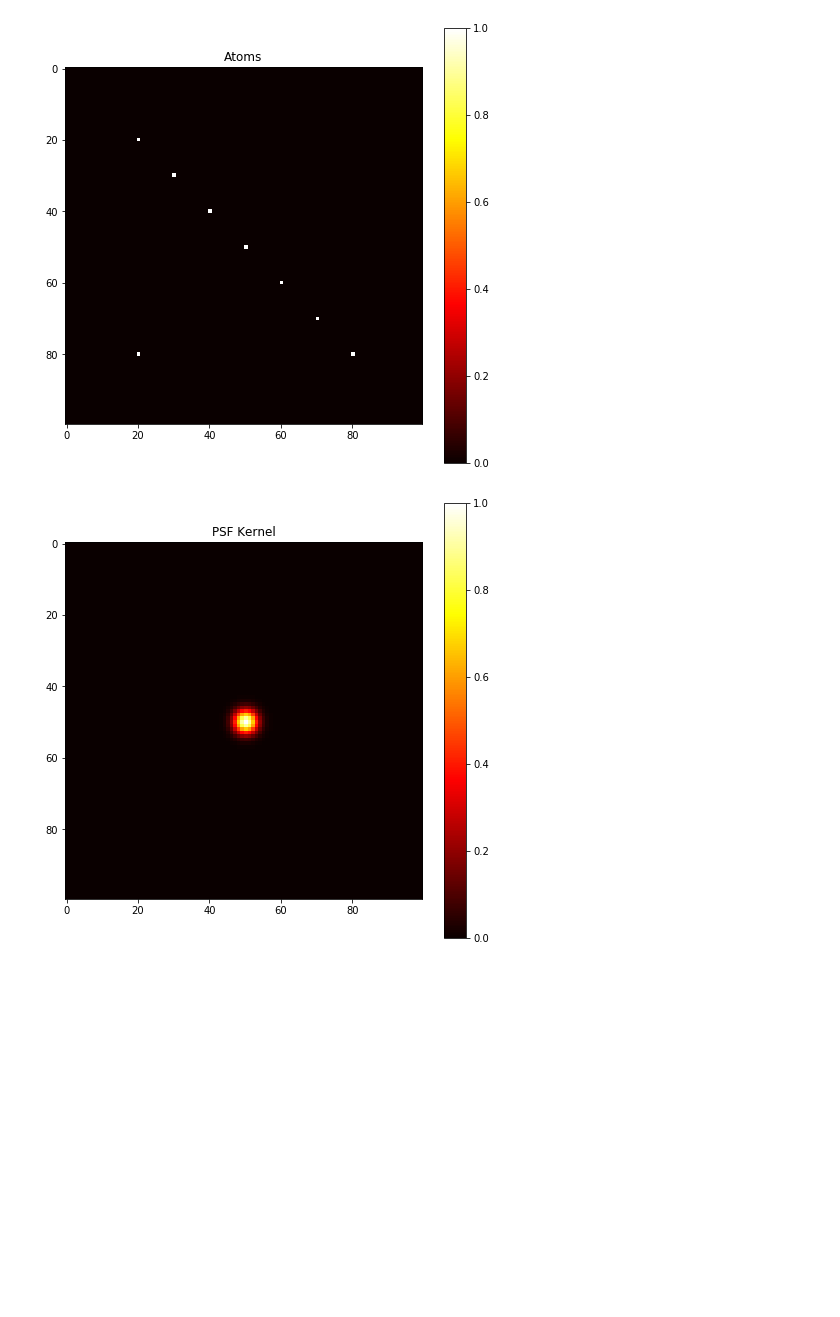
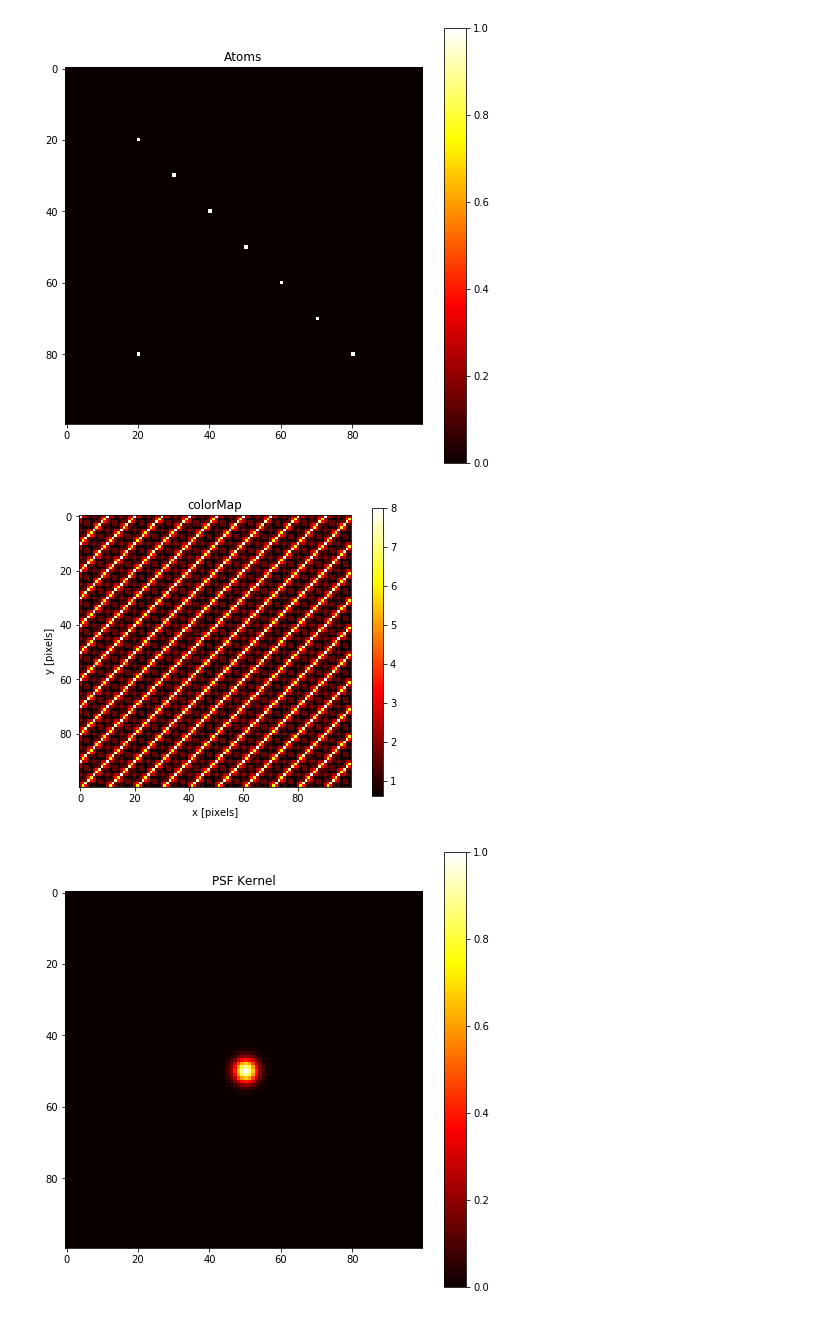
Before and after one commit to cliulinnaeus/AtomDetection, a Jupyter notebook: preprocessing/deconv_test2.ipynb, the cells around one changed output. Saved outputs shown, nothing was run; the diff lists cells and outputs as text; code cells hidden in the pictures; blank space fills up the shorter version.

```diff
--- a/preprocessing/deconv_test2.ipynb
+++ b/preprocessing/deconv_test2.ipynb
@@ -78,6 +78,10 @@ plt.colorbar()
 plt.show()
 # %% [output]
 [figure]
+# %%
+utils.visualize(np.abs(np.fft.fftshift(np.fft.fft2(img))))
+# %% [output]
+[figure, added]
 # %%
 # kernel = np.zeros((img_size, img_size))
 x = y = np.linspace(0, img_size-1, img_size)
```
Also changed, not shown: parts of 2 cells of this notebook, 4 other files.
